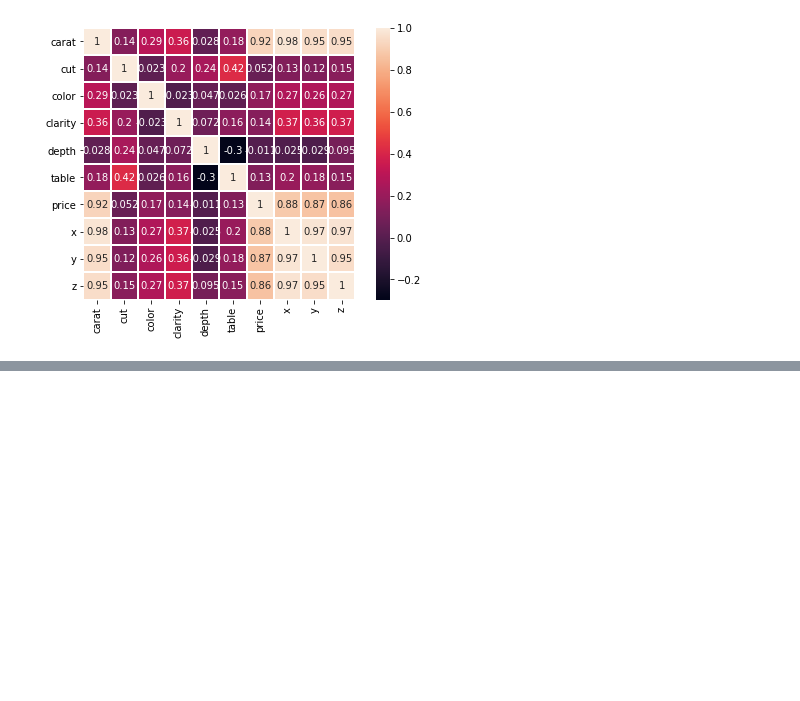
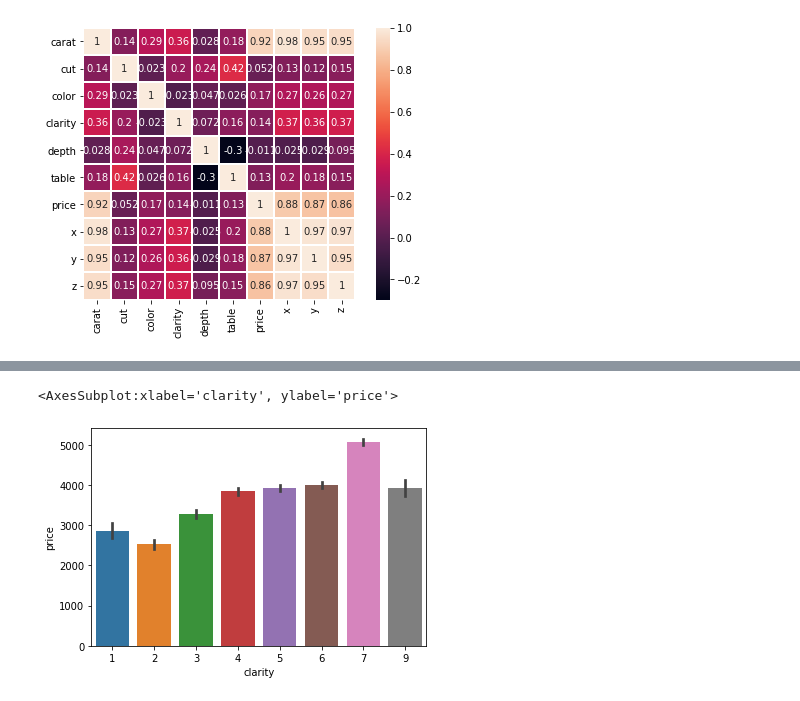
Before and after one commit to EdvinOwetz/GMI2BT-VT22-Lab5, a Jupyter notebook: Lab5.ipynb, the cells around one changed output, grey strips where cells are left out. Saved outputs shown, nothing was run; the diff lists cells and outputs as text; code cells hidden in the pictures; blank space fills up the shorter version.

```diff
--- a/Lab5.ipynb
+++ b/Lab5.ipynb
@@ -254,0 +293,5 @@ df.corr()
+# %%
+sns.barplot(x=df['clarity'], y=df['price'])
+# %% [output]
+<AxesSubplot:xlabel='clarity', ylabel='price'>
+[figure, added]
```
Also changed, not shown: parts of 17 cells of this notebook, 3 other files.
